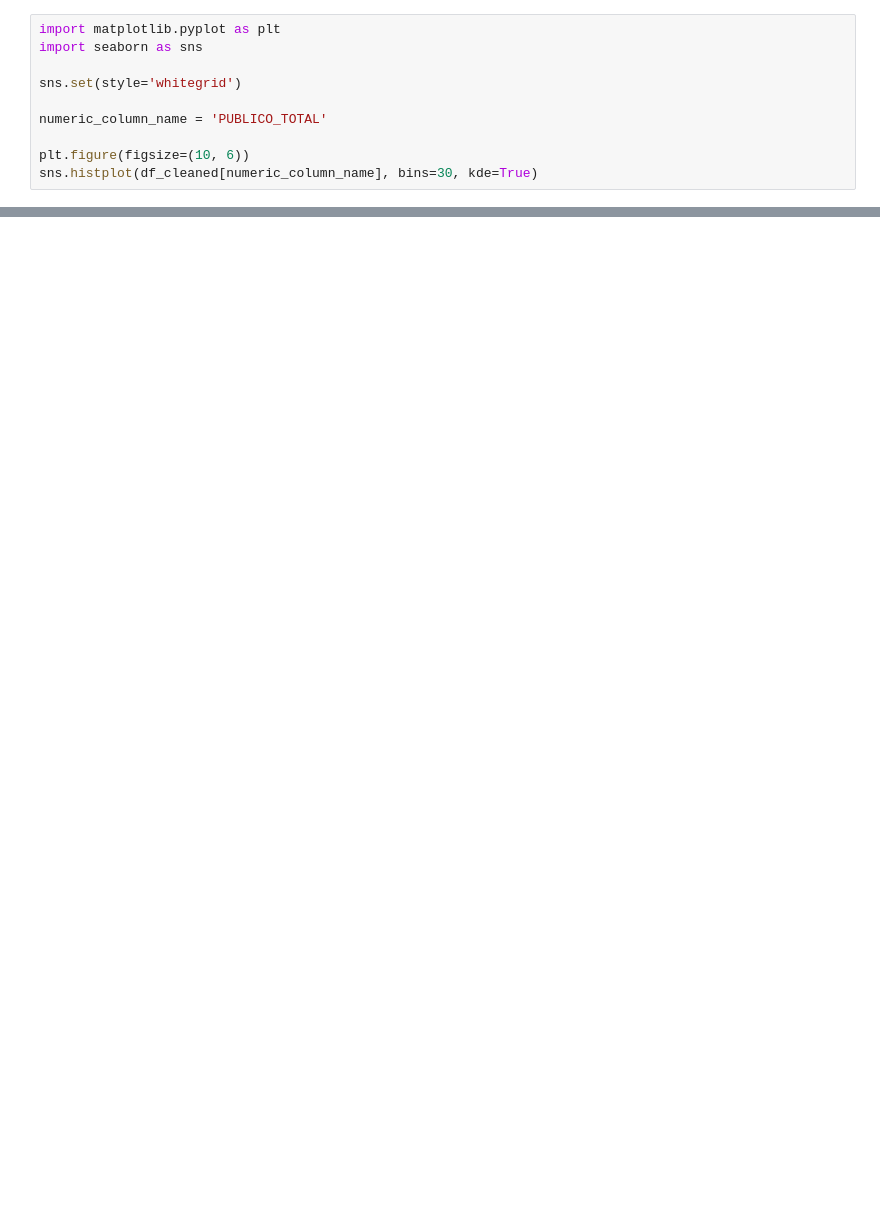
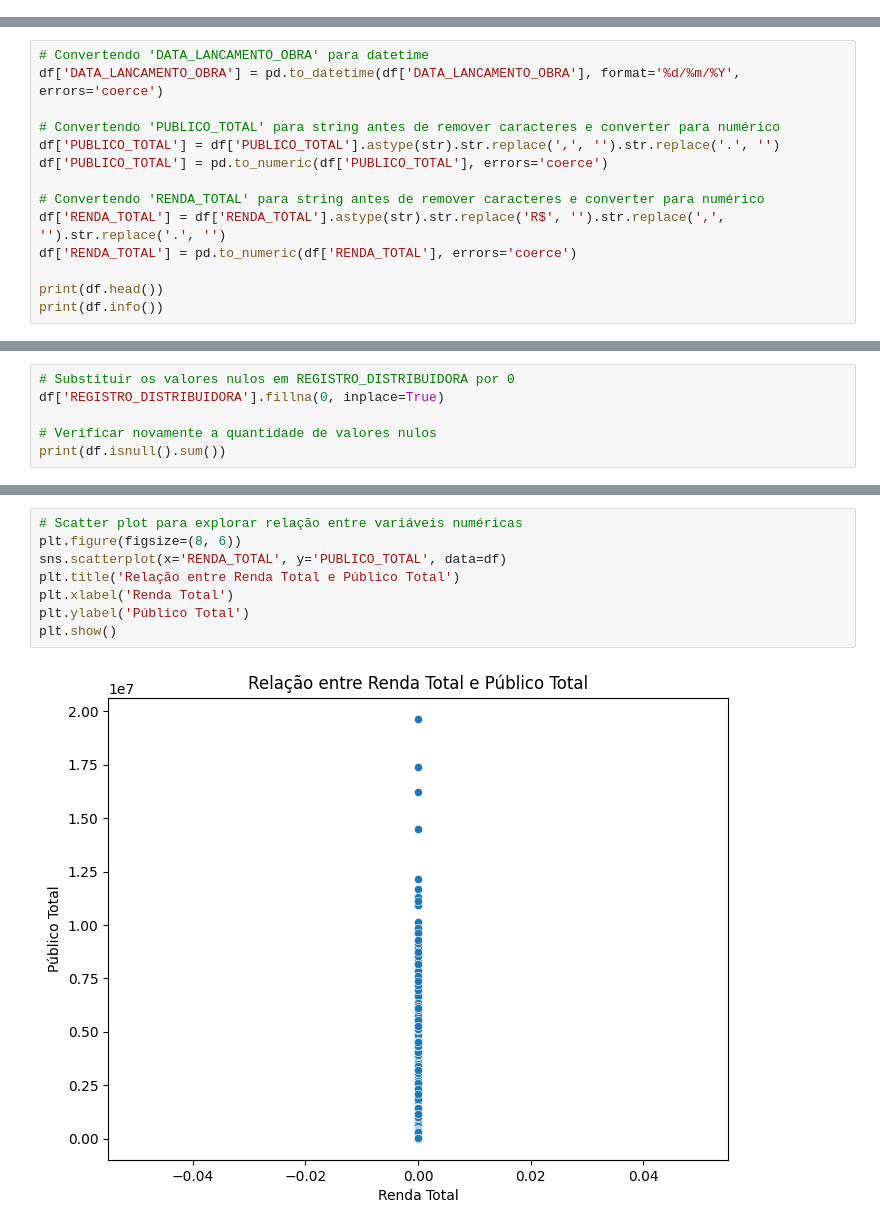
Before and after one commit to GuilhermeNL01/Trabalho-Final-Novas-Tecnologias, a Jupyter notebook: Trabalho_NovasTecnologias.ipynb, the cells around one changed output, grey strips where cells are left out. Saved outputs shown, nothing was run; the diff lists cells and outputs as text; blank space fills up the shorter version.

```diff
--- a/Trabalho_NovasTecnologias.ipynb
+++ b/Trabalho_NovasTecnologias.ipynb
@@ -107,10 +2,0 @@ memory usage: 525.3+ KB
-# %%
-import matplotlib.pyplot as plt
-import seaborn as sns
-
-sns.set(style='whitegrid')
-
-numeric_column_name = 'PUBLICO_TOTAL'
-
-plt.figure(figsize=(10, 6))
-sns.histplot(df_cleaned[numeric_column_name], bins=30, kde=True)
@@ -136,0 +117,14 @@ plt.show()
+# %%
+# Convertendo 'DATA_LANCAMENTO_OBRA' para datetime
+df['DATA_LANCAMENTO_OBRA'] = pd.to_datetime(df['DATA_LANCAMENTO_OBRA'], format='%d/%m/%Y', errors='coerce')
+
+# Convertendo 'PUBLICO_TOTAL' para string antes de remover caracteres e converter para numérico
+df['PUBLICO_TOTAL'] = df['PUBLICO_TOTAL'].astype(str).str.replace(',', '').str.replace('.', '')
+df['PUBLICO_TOTAL'] = pd.to_numeric(df['PUBLICO_TOTAL'], errors='coerce')
+
+# Convertendo 'RENDA_TOTAL' para string antes de remover caracteres e converter para numérico
+df['RENDA_TOTAL'] = df['RENDA_TOTAL'].astype(str).str.replace('R$', '').str.replace(',', '').str.replace('.', '')
+df['RENDA_TOTAL'] = pd.to_numeric(df['RENDA_TOTAL'], errors='coerce')
+
+print(df.head())
+print(df.info())
@@ -136,0 +167,6 @@ plt.show()
+# %%
+# Substituir os valores nulos em REGISTRO_DISTRIBUIDORA por 0
+df['REGISTRO_DISTRIBUIDORA'].fillna(0, inplace=True)
+
+# Verificar novamente a quantidade de valores nulos
+print(df.isnull().sum())
@@ -136,0 +253,10 @@ plt.show()
+# %%
+# Scatter plot para explorar relação entre variáveis numéricas
+plt.figure(figsize=(8, 6))
+sns.scatterplot(x='RENDA_TOTAL', y='PUBLICO_TOTAL', data=df)
+plt.title('Relação entre Renda Total e Público Total')
+plt.xlabel('Renda Total')
+plt.ylabel('Público Total')
+plt.show()
+# %% [output]
+[figure, added]
```
Also changed, not shown: parts of 53 cells of this notebook.
